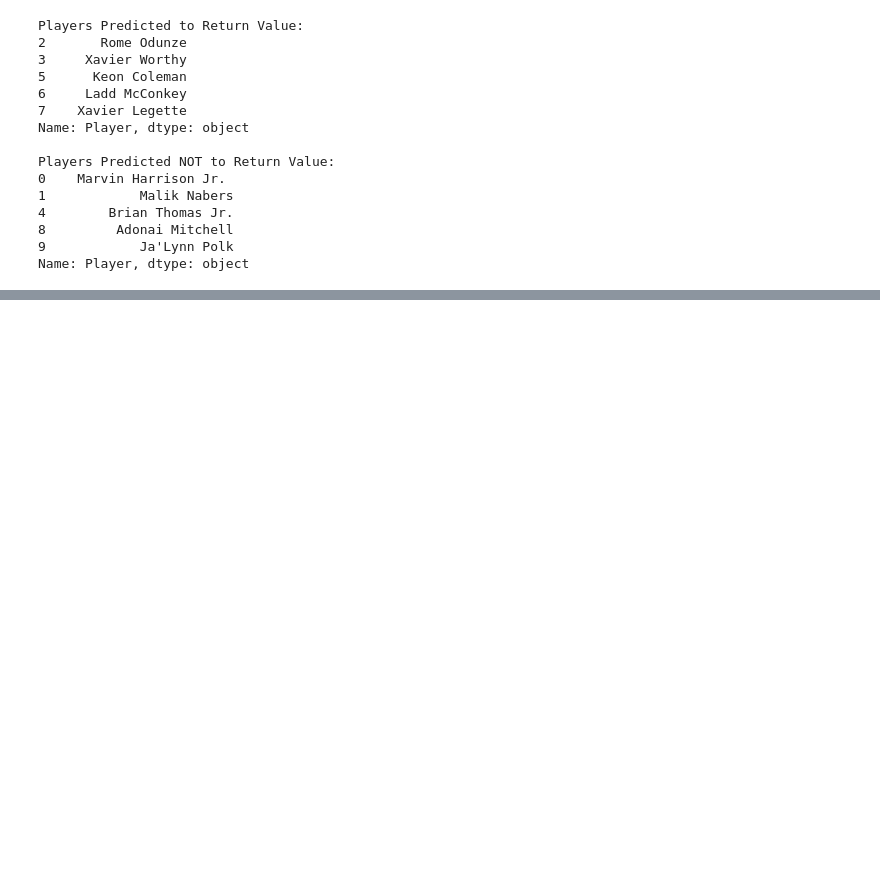
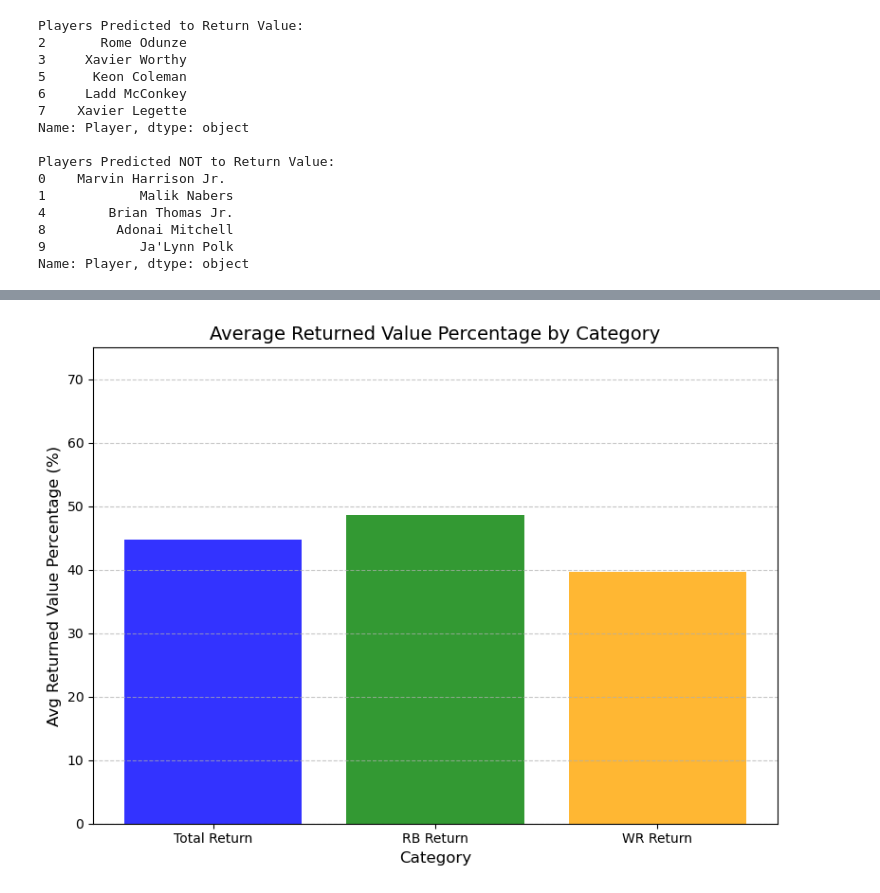
Before and after one commit to azimmer99/cse314a-project-material, a Jupyter notebook: Project_Work.ipynb, the cells around one changed output, grey strips where cells are left out. Cells and saved outputs as stored; diff of their text form; code cells hidden in the pictures; blank space fills up the shorter version.

```diff
--- a/Project_Work.ipynb
+++ b/Project_Work.ipynb
@@ -828,0 +922,25 @@ Name: Player, dtype: object
+# %%
+ret_data = {
+    'Category': ['Total Return', 'RB Return', 'WR Return'],
+    'Avg_Returned_Value_Percentage': [
+        total_return['Avg_Returned_Value_Percentage'].iloc[0],
+        rb_return['Avg_Returned_Value_Percentage'].iloc[0],
+        wr_return['Avg_Returned_Value_Percentage'].iloc[0]
+    ]
+}
+
+ret_df = pd.DataFrame(ret_data)
+
+plt.figure(figsize=(8, 6))
+plt.bar(ret_df['Category'], ret_df['Avg_Returned_Value_Percentage'], color=['blue', 'green', 'orange'], alpha=0.8)
+
+plt.title('Average Returned Value Percentage by Category', fontsize=14)
+plt.ylabel('Avg Returned Value Percentage (%)', fontsize=12)
+plt.xlabel('Category', fontsize=12)
+plt.ylim(0, 75)
+plt.grid(axis='y', linestyle='--', alpha=0.7)
+
+plt.tight_layout()
+plt.show()
+# %% [output]
+[figure, added]
```
Also changed, not shown: parts of 27 cells of this notebook.
